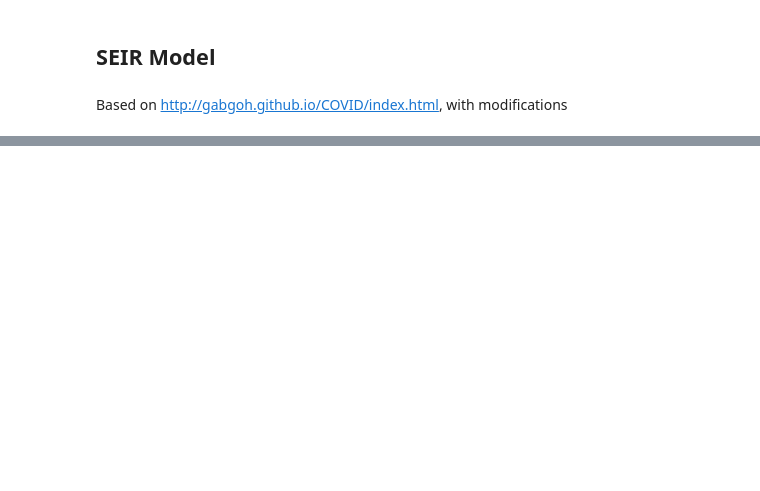
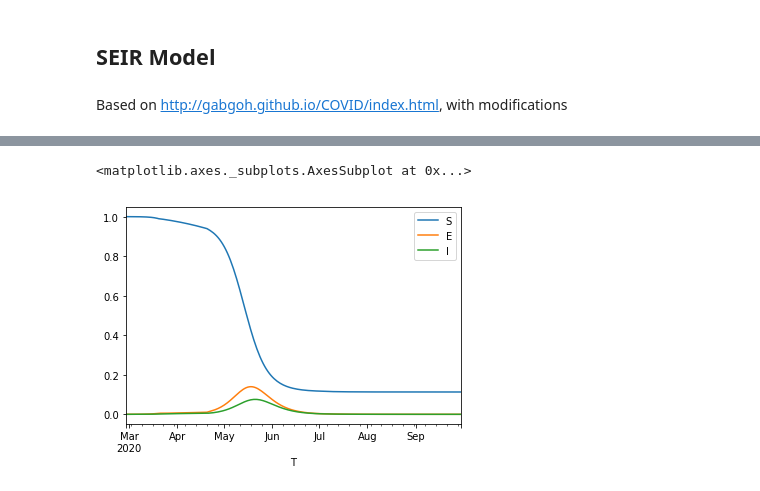
Before and after one commit to maximilianeber/covid, a Jupyter notebook: policy/simulation.ipynb, the cells around one changed output, grey strips where cells are left out. Saved outputs shown, nothing was run; the diff lists cells and outputs as text; code cells hidden in the pictures; blank space fills up the shorter version.

```diff
--- a/policy/simulation.ipynb
+++ b/policy/simulation.ipynb
@@ -17,9 +24,13 @@ from seir import simulator
 # cases (here 20%) and the much smaller subset of ICU cases. A quick hack could be
 # to just multiply 'I_severe_hospital' by a conditional ICU fraction we find in the
 # literature, to then add all of 'I_fatal_hospital', and to call this time series ICUs
-
-periods = 100
-dT = 0.01
+r0_steps = [
+    ("2020-02-28", 3.5),
+    ("2020-03-20", 1.25),
+    ("2020-04-20", 2.5),
+    ("2020-06-30", 3.5),
+    ("2020-09-30", 3.5),
+]
 
 parameters = {
     "r_0_days": [21, 42, 63, 100],  # note: the last entry has to equal 'periods'
@@ -32,11 +43,11 @@ parameters = {
     "t_recovery_severe": 31.5 - 2.9,
     "t_hospital_lag": 5,
     "t_death": 32 - 2.9,
+    "icu_fraction": 0.5,  # share of severe hospital cases that needs ICU
 }
 
 N = 10000
 start = {
-    "T": 0.0,
     "S": 1.0 - 1 / N,
     "E": 1.0 / N,
     "I": 0.0,
@@ -78,3 +63,9 @@ assert_series_equal(simulations["total"], simulations["total_start"])
+# %%
+seir = Seir(params=parameters, start=start)
+seir.simulate(r0_steps)
 # %%
-simulations[["S", "I", "E"]].plot()
+seir.data[["S", "E", "I"]].plot()
+# %% [output]
+<matplotlib.axes._subplots.AxesSubplot at 0x...>
+[figure, added]
 # %%
```
Also changed, not shown: parts of 7 cells of this notebook, 1 other file.
